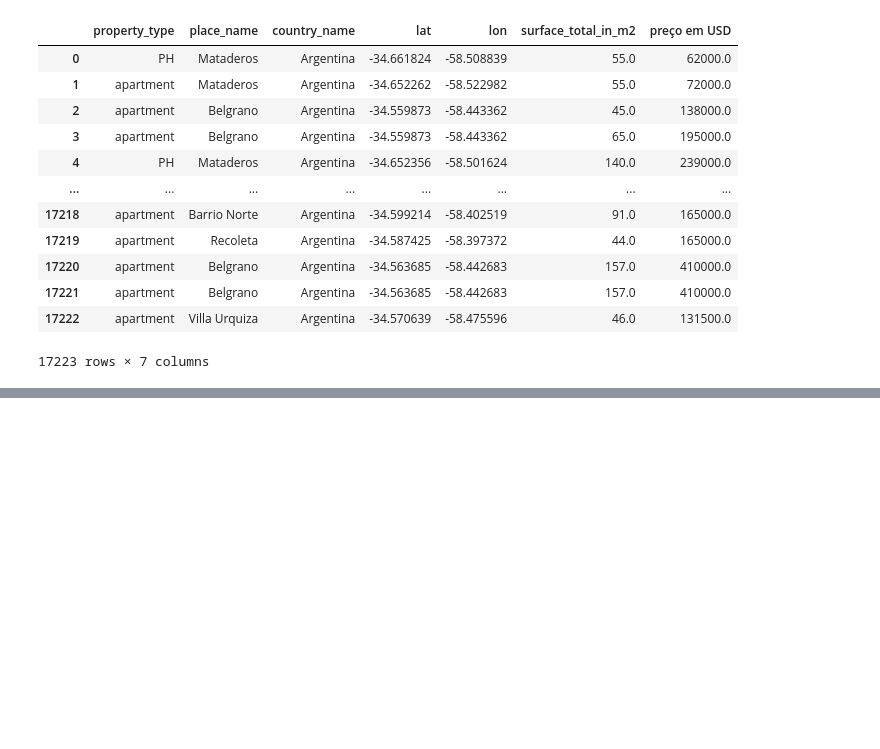
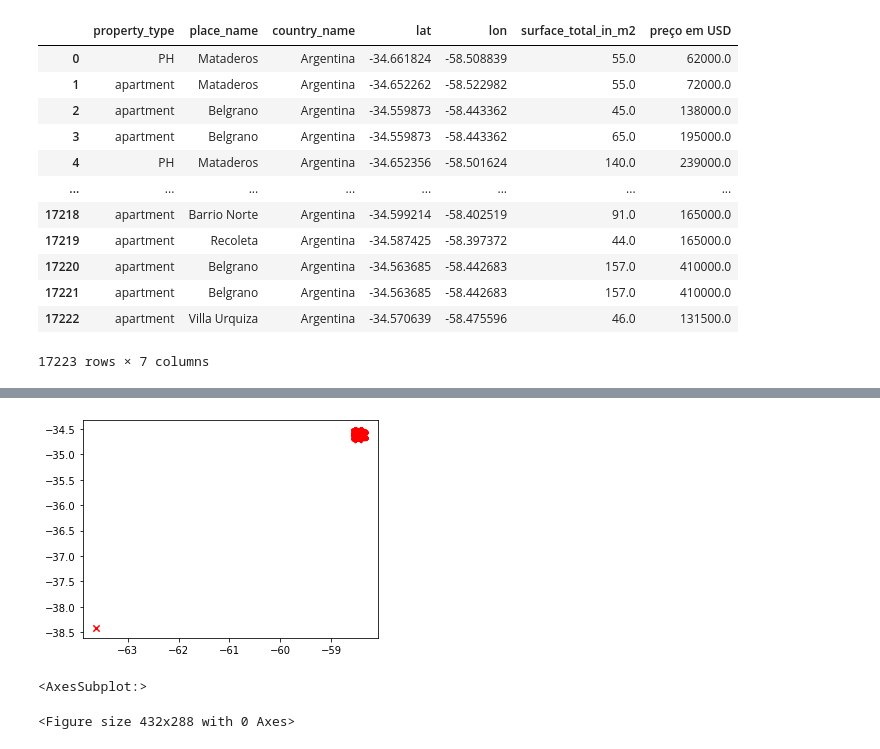
Before and after one commit to rguto11/Projeto_Integrador2, a Jupyter notebook: ProjetoIntegrador1.ipynb, the cells around one changed output, grey strips where cells are left out. Cells and saved outputs as stored; diff of their text form; code cells hidden in the pictures; blank space fills up the shorter version.

```diff
--- a/ProjetoIntegrador1.ipynb
+++ b/ProjetoIntegrador1.ipynb
@@ -152,0 +268,18 @@ Data
+# %%
+fig, ax = plt.subplots()
+ax.set_aspect('equal')
+
+geo_bairros.plot(ax = ax,
+                 color = 'white',
+                 edgecolor = 'black'
+                )
+
+geo_arg.plot(ax = ax,
+            marker = 'x',
+            color = 'red',
+            markersize = 40
+           )
+
+plt.show();
+# %% [output]
+[figure, added]
@@ -152,0 +288,9 @@ Data
+# %%
+geo_arg.plot(ax = ax,
+            marker = 'x',
+            color = 'red',
+            markersize = 40
+           )
+# %% [output]
+<AxesSubplot:>
+<Figure size 432x288 with 0 Axes>
```
Also changed, not shown: parts of 39 cells of this notebook, 1 other file.
